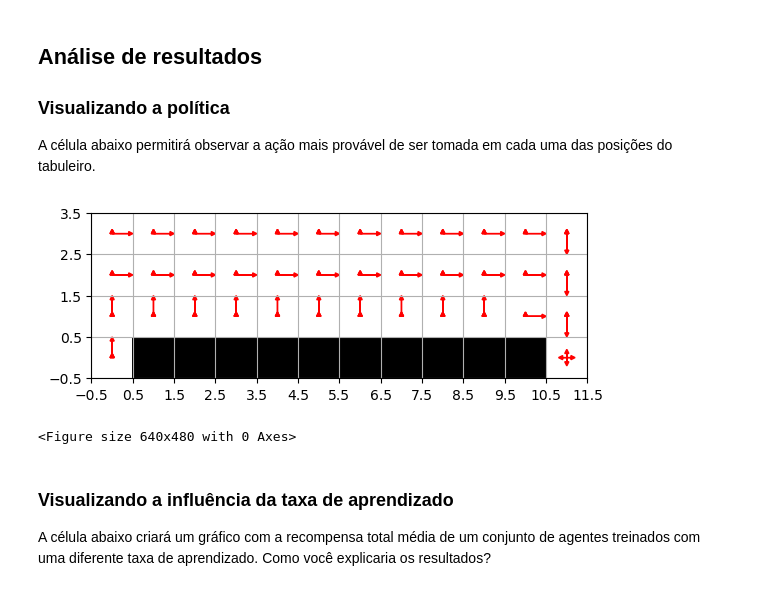
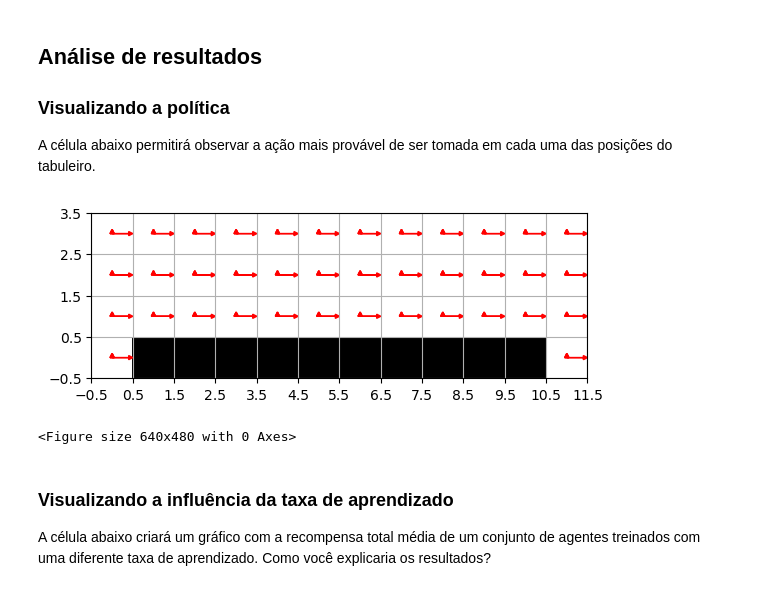
Before and after one commit to viniandrs/rl_implementations, a Jupyter notebook: deepql_cliffwalking copy.ipynb, the cells around one changed output. Cells and saved outputs as stored; diff of their text form; code cells hidden in the pictures.

Commit message:
start debugging deep q-learning

```diff
--- a/deepql_cliffwalking copy.ipynb
+++ b/deepql_cliffwalking copy.ipynb
@@ -33,3 +36,8 @@ cliff_walking = gym.make('CliffWalking-v0')
+# %%
+def encode_state(state) -> torch.Tensor:
+    x = state % 12
+    y = state // 12
+    return torch.tensor([x, y], dtype=torch.float32)
 # %% [markdown]
 ## Criando o modelo
 
@@ -43,7 +51,8 @@ class Qnet(torch.nn.Module):
         self.layer1 = torch.nn.Linear(2, 128) # entrada: posicao (x, y)
         self.layer2 = torch.nn.Linear(128, 4)
 
-    def forward(self, x):
+    def forward(self, x: int):
+        x = encode_state(x)
         x = self.layer1(x)
         x = torch.relu(x)
         x = self.layer2(x)
@@ -84,13 +105,23 @@ def update_q_net(model,
 No loop de treinamento, juntaremos todas as funções desenvolvidas até o momento. A ideia principal é definir um número máximo de episódios (estágio inicial até o estágio final) para que o agente colete experiências do ambiente e otimize sua tabela de QValores.
 # %%
 def train(env: gym.Env,
-          q_table,
+          model,
           n_episodes=5000, # numero maximo de episodios
           epsilon=0.99, # probabilidade inicial de escolher uma ação aleatória
-          epsilon_decay=0.999, # fator de decaimento da probabilidade de escolher uma ação aleatória
-          alpha=0.75, # taxa de aprendizado
+          epsilon_decay=0.99, # fator de decaimento da probabilidade de escolher uma ação aleatória
+          learning_rate=0.0005, # taxa de aprendizado
           gamma=0.99, # fator de desconto
           verbose=False):
+
+    model_target = deepcopy(model)
+
+    # inicializando os pesos das redes
+    for nn in [model, model_target]:
+        for layer in [nn.layer1, nn.layer2]:
+            torch.nn.init.xavier_uniform_(layer.weight)
+            layer.bias.data.fill_(0.01)
+
+    optimizer = torch.optim.Adam(model.parameters(), lr=learning_rate)
 
     for episode in range(n_episodes):
         state, _ = env.reset()
@@ -102,9 +133,9 @@ def train(env: gym.Env,
             epsilon *= epsilon_decay
 
         while not done and step < 500: # 1000 steps max
-            action = get_action(q_table, state, epsilon)
+            action = get_action(model, state, epsilon)
             next_state, reward, terminated, truncated, _ = env.step(action)
-            q_table = update_q_table(q_table, state, action, reward, next_state, terminated, alpha, gamma)
+            model, model_target = update_q_net(model, model_target, optimizer, state, action, reward, next_state, terminated, gamma)
             state = next_state
             total_reward += reward
 
@@ -114,7 +145,7 @@ def train(env: gym.Env,
         if episode % 100 == 0 and verbose:
             print(f"Episode {episode} - Total reward: {total_reward} - epsilon: {epsilon}")
 
-    return q_table
+    return model
 # %% [markdown]
 ## Treinando
 
@@ -142,0 +153,4 @@ Episode 4900 - Total reward: -126 - epsilon: 0.007346711574179178
+# %%
+cliff_walking = gym.make('CliffWalking-v0')
+q_net = Qnet()
+trained_q_net = train(cliff_walking, q_net, n_episodes=2000, verbose=True)
@@ -181,9 +216,9 @@ test(gym.make('CliffWalking-v0', render_mode="human"), trained_q_table)
 A célula abaixo permitirá observar a ação mais provável de ser tomada em cada uma das posições do tabuleiro.
 # %%
 reload(plots)
-plots.plot_arrows(trained_q_table)
+plots.plot_arrows_from_qnet(trained_q_net)
 # %% [output]
-[figure, old version]
+[figure, new version]
 <Figure size 640x480 with 0 Axes>
 # %% [markdown]
 ### Visualizando a influência da taxa de aprendizado
```
Also changed, not shown: parts of 9 cells of this notebook, 2 other files.
